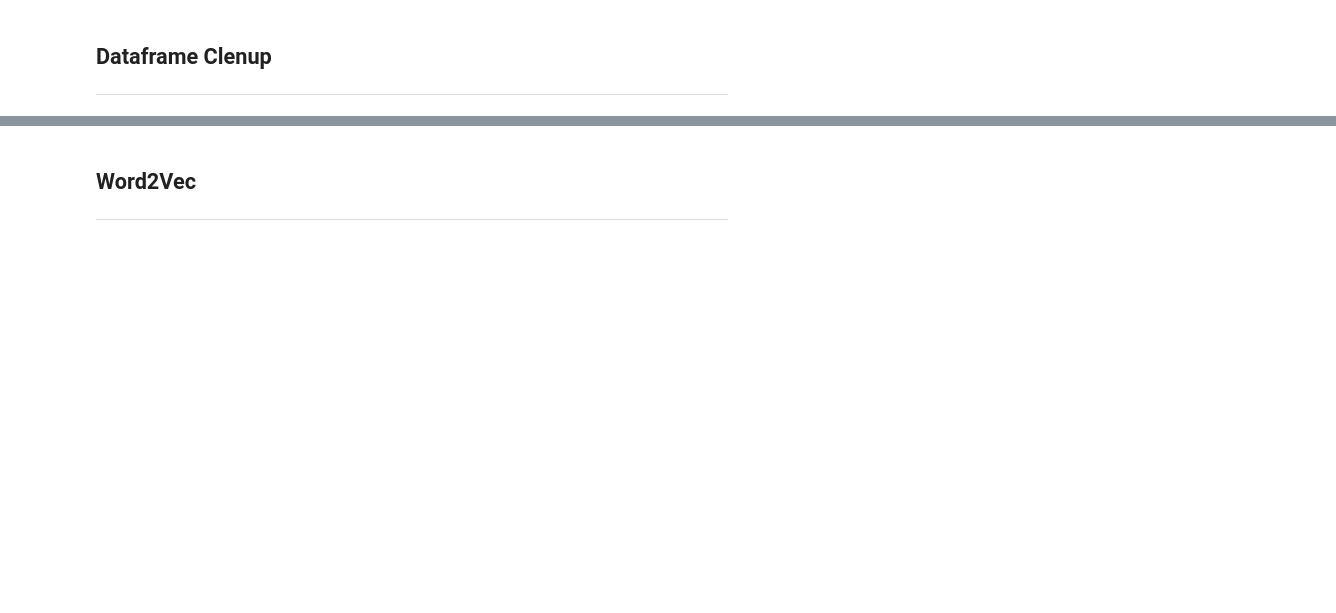
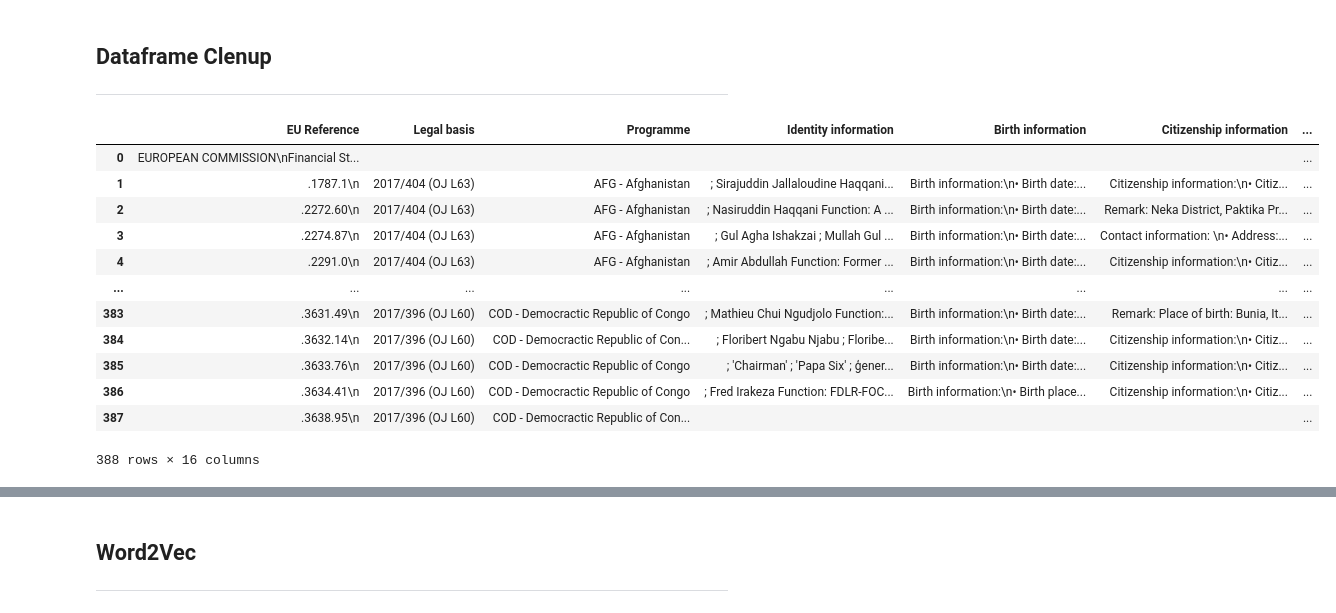
Before and after one commit to j0si/fuzzy_sanctions, a Jupyter notebook: wordEmbedding.ipynb, the cells around one changed output, grey strips where cells are left out. Drawn from its saved outputs; the diff is of its cells as text; code cells hidden in the pictures; blank space fills up the shorter version.

```diff
--- a/wordEmbedding.ipynb
+++ b/wordEmbedding.ipynb
@@ -75,6 +75,22 @@ def cleanupDataframe(dataframe):
 
 
     return dataframe
+# %%
+cleanupDataframe(dbn_df)
+# %% [output]
+|  | EU Reference | Legal basis | Programme | Identity information | Birth information | Citizenship information | ... |
+| 0 | EUROPEAN COMMISSION\nFinancial St... |  |  |  |  |  | ... |
+| 1 | .1787.1\n | 2017/404 (OJ L63) | AFG - Afghanistan | ; Sirajuddin Jallaloudine Haqqani... | Birth information:\n• Birth date:... | Citizenship information:\n• Citiz... | ... |
+| 2 | .2272.60\n | 2017/404 (OJ L63) | AFG - Afghanistan | ; Nasiruddin Haqqani Function: A ... | Birth information:\n• Birth date:... | Remark: Neka District, Paktika Pr... | ... |
+| 3 | .2274.87\n | 2017/404 (OJ L63) | AFG - Afghanistan | ; Gul Agha Ishakzai ; Mullah Gul ... | Birth information:\n• Birth date:... | Contact information: \n• Address:... | ... |
+| 4 | .2291.0\n | 2017/404 (OJ L63) | AFG - Afghanistan | ; Amir Abdullah Function: Former ... | Birth information:\n• Birth date:... | Citizenship information:\n• Citiz... | ... |
+| ... | ... | ... | ... | ... | ... | ... | ... |
+| 383 | .3631.49\n | 2017/396 (OJ L60) | COD - Democractic Republic of Congo | ; Mathieu Chui Ngudjolo Function:... | Birth information:\n• Birth date:... | Remark: Place of birth: Bunia, It... | ... |
+| 384 | .3632.14\n | 2017/396 (OJ L60) | COD - Democractic Republic of Con... | ; Floribert Ngabu Njabu ; Floribe... | Birth information:\n• Birth date:... | Citizenship information:\n• Citiz... | ... |
+| 385 | .3633.76\n | 2017/396 (OJ L60) | COD - Democractic Republic of Congo | ; 'Chairman' ; 'Papa Six' ; ģener... | Birth information:\n• Birth date:... | Citizenship information:\n• Citiz... | ... |
+| 386 | .3634.41\n | 2017/396 (OJ L60) | COD - Democractic Republic of Congo | ; Fred Irakeza Function: FDLR-FOC... | Birth information:\n• Birth place... | Citizenship information:\n• Citiz... | ... |
+| 387 | .3638.95\n | 2017/396 (OJ L60) | COD - Democractic Republic of Con... |  |  |  | ... |
+388 rows × 16 columns
 # %%
 # teststring = 'das; ist; ein ; string;'
 # [x for x in teststring.split(';')]
```
Also changed, not shown: parts of 6 cells of this notebook.
